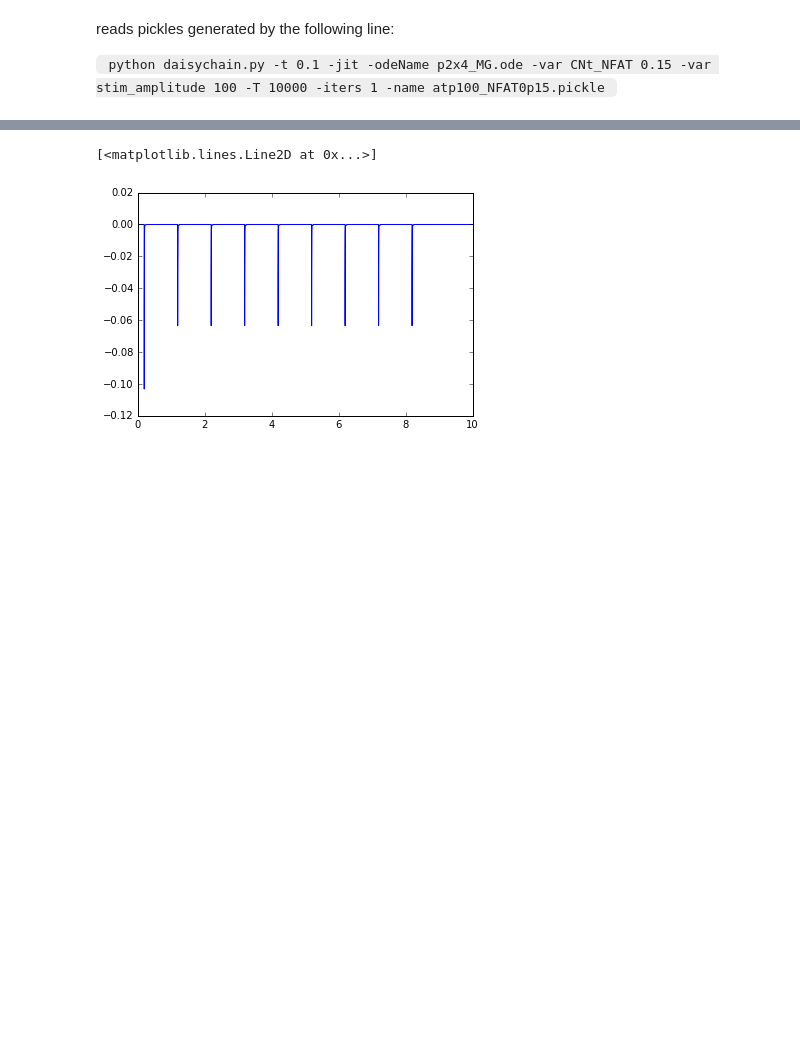
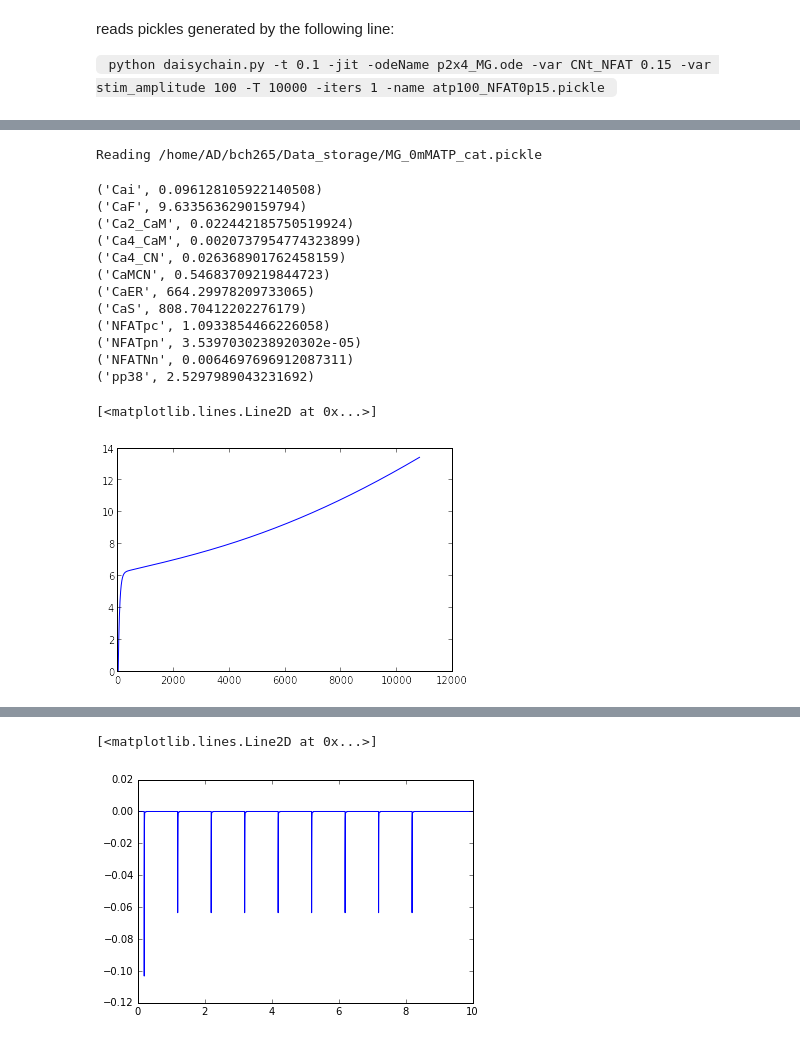
Before and after one commit to huskeypm/microglia, a Jupyter notebook: gotran/daisy-ptx_fitting.ipynb, the cells around one changed output, grey strips where cells are left out. Drawn from its saved outputs; the diff is of its cells as text; code cells hidden in the pictures; blank space fills up the shorter version.

```diff
--- a/gotran/daisy-ptx_fitting.ipynb
+++ b/gotran/daisy-ptx_fitting.ipynb
@@ -154,0 +212,72 @@ plt.savefig("/home/AD/bch265/Dropbox/Postdoctoral2017-/Modeling-Codes/repo/bens-
+# %%
+data1 = ao.readPickle("/home/AD/bch265/Data_storage/MG_0mMATP_cat.pickle")
+# %% [output]
+Reading /home/AD/bch265/Data_storage/MG_0mMATP_cat.pickle
+# %%
+stateLabel2 = "Cai"
+subData1 = ao.GetData(data1,stateLabel2)
+print (stateLabel2,subData1.valsIdx[-1])
+
+stateLabel2 = "CaF"
+subData1 = ao.GetData(data1,stateLabel2)
+print (stateLabel2,subData1.valsIdx[-1])
+
+stateLabel2 = "Ca2_CaM"
+subData1 = ao.GetData(data1,stateLabel2)
+print (stateLabel2,subData1.valsIdx[-1])
+
+stateLabel2 = "Ca4_CaM"
+subData1 = ao.GetData(data1,stateLabel2)
+print (stateLabel2,subData1.valsIdx[-1])
+
+stateLabel2 = "Ca4_CN"
+subData1 = ao.GetData(data1,stateLabel2)
+print (stateLabel2,subData1.valsIdx[-1])
+
+stateLabel2 = "CaMCN"
+subData1 = ao.GetData(data1,stateLabel2)
+print (stateLabel2,subData1.valsIdx[-1])
+
+stateLabel2 = "CaER"
+subData1 = ao.GetData(data1,stateLabel2)
+print (stateLabel2,subData1.valsIdx[-1])
+
+stateLabel2 = "CaS"
+subData1 = ao.GetData(data1,stateLabel2)
+print (stateLabel2,subData1.valsIdx[-1])
+
+stateLabel2 = "NFATpc"
+subData1 = ao.GetData(data1,stateLabel2)
+print (stateLabel2,subData1.valsIdx[-1])
+
+stateLabel2 = "NFATpn"
+subData1 = ao.GetData(data1,stateLabel2)
+print (stateLabel2,subData1.valsIdx[-1])
+
+stateLabel2 = "NFATNn"
+subData1 = ao.GetData(data1,stateLabel2)
+print (stateLabel2,subData1.valsIdx[-1])
+
+stateLabel2 = "pp38"
+subData1 = ao.GetData(data1,stateLabel2)
+print (stateLabel2,subData1.valsIdx[-1])
+
+stateLabel2 = "TNFa_release"
+subData1 = ao.GetData(data1,stateLabel2)
+
+plt.plot(subData1.t,subData1.valsIdx)
+# %% [output]
+('Cai', 0.096128105922140508)
+('CaF', 9.6335636290159794)
+('Ca2_CaM', 0.022442185750519924)
+('Ca4_CaM', 0.0020737954774323899)
+('Ca4_CN', 0.026368901762458159)
+('CaMCN', 0.54683709219844723)
+('CaER', 664.29978209733065)
+('CaS', 808.70412202276179)
+('NFATpc', 1.0933854466226058)
+('NFATpn', 3.5397030238920302e-05)
+('NFATNn', 0.0064697696912087311)
+('pp38', 2.5297989043231692)
+[<matplotlib.lines.Line2D at 0x...>]
+[figure, added]
```
Also changed, not shown: parts of 11 cells of this notebook, 4 other files.
